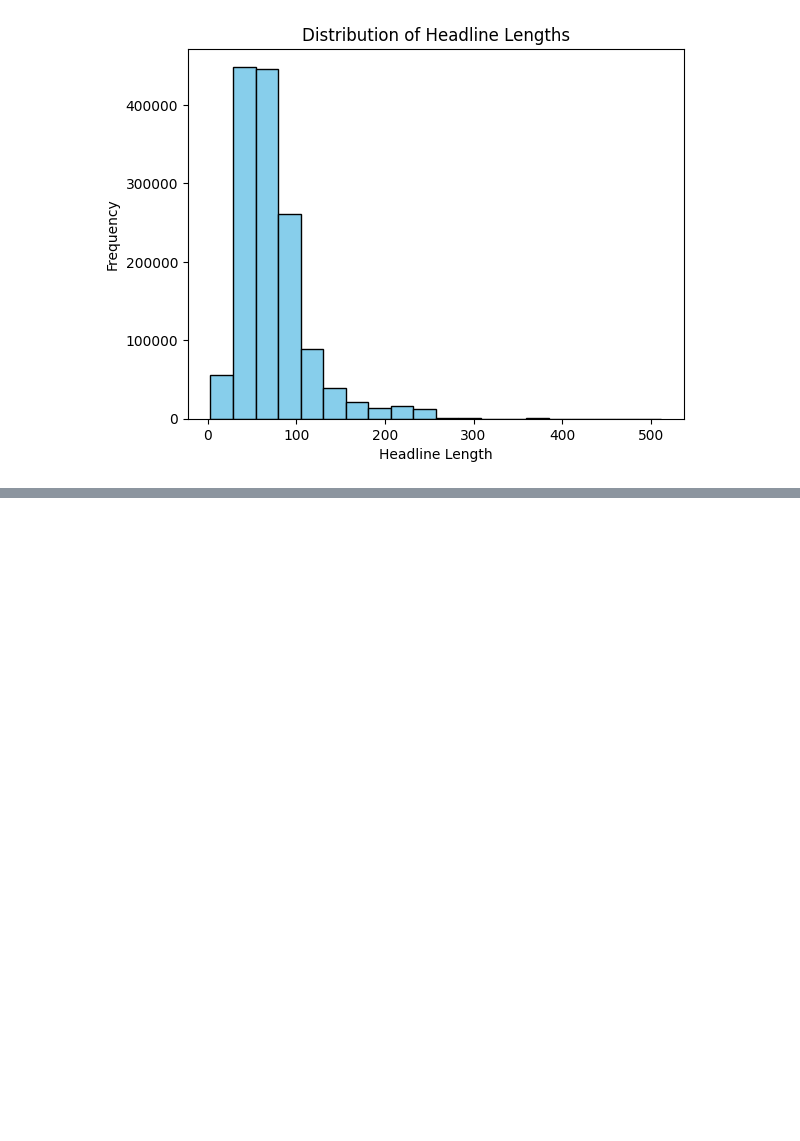
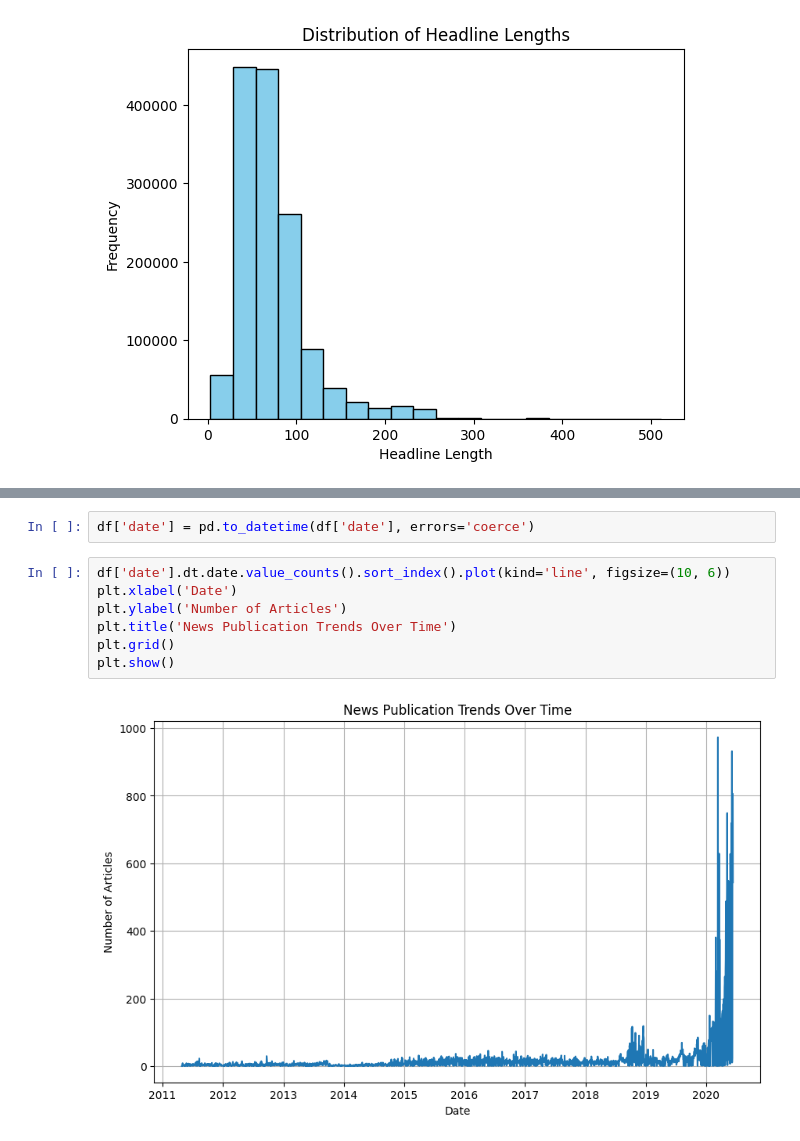
Before and after one commit to Lemlem-Tsifete/Tnx-acadamy-week-1, a Jupyter notebook: notebooks/analysis.ipynb, the cells around one changed output, grey strips where cells are left out. Saved outputs shown, nothing was run; the diff lists cells and outputs as text; blank space fills up the shorter version.

```diff
--- a/notebooks/analysis.ipynb
+++ b/notebooks/analysis.ipynb
@@ -57,0 +69,11 @@ plt.show()
+# %%
+df['date'] = pd.to_datetime(df['date'], errors='coerce')
+# %%
+df['date'].dt.date.value_counts().sort_index().plot(kind='line', figsize=(10, 6))
+plt.xlabel('Date')
+plt.ylabel('Number of Articles')
+plt.title('News Publication Trends Over Time')
+plt.grid()
+plt.show()
+# %% [output]
+[figure, added]
```
Also changed, not shown: parts of 2 cells of this notebook.
